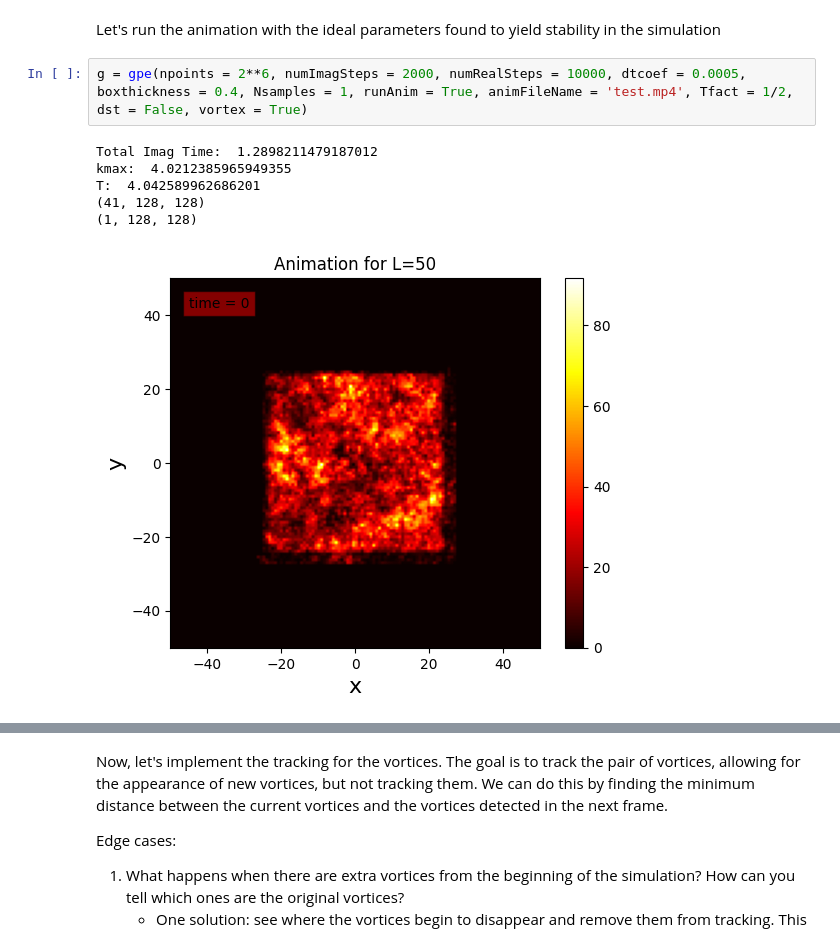
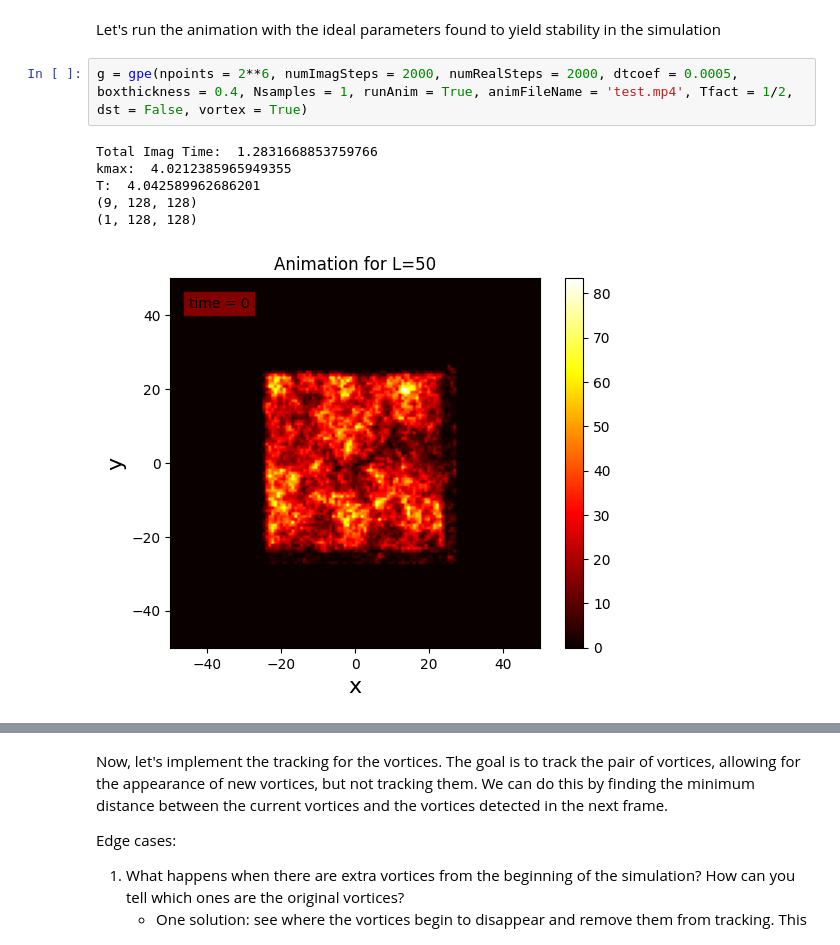
Before and after one commit to easuit24/BECs2, a Jupyter notebook: trackingv2.ipynb, the cells around one changed output, grey strips where cells are left out. Saved outputs shown, nothing was run; the diff lists cells and outputs as text.

Commit message:
some vortex tracking progress - need bug fixes in antivortex

```diff
--- a/trackingv2.ipynb
+++ b/trackingv2.ipynb
@@ -9,11 +9,11 @@ from classicalfield_orig import FiniteTempGPE as gpe
 # %% [markdown]
 Let's run the animation with the ideal parameters found to yield stability in the simulation
 # %%
-g = gpe(npoints = 2**6, numImagSteps = 2000, numRealSteps = 10000, dtcoef = 0.0005, boxthickness = 0.4, Nsamples = 1, runAnim = True, animFileName = 'test.mp4', Tfact = 1/2, dst = False, vortex = True)
+g = gpe(npoints = 2**6, numImagSteps = 2000, numRealSteps = 2000, dtcoef = 0.0005, boxthickness = 0.4, Nsamples = 1, runAnim = True, animFileName = 'test.mp4', Tfact = 1/2, dst = False, vortex = True)
 # %% [output]
-Total Imag Time:  1.2898211479187012
+Total Imag Time:  1.2831668853759766
 kmax:  4.0212385965949355
 T:  4.042589962686201
-(41, 128, 128)
+(9, 128, 128)
 (1, 128, 128)
-[figure, old version]
+[figure, new version]
```
Also changed, not shown: parts of 16 cells of this notebook, 1 other file.
